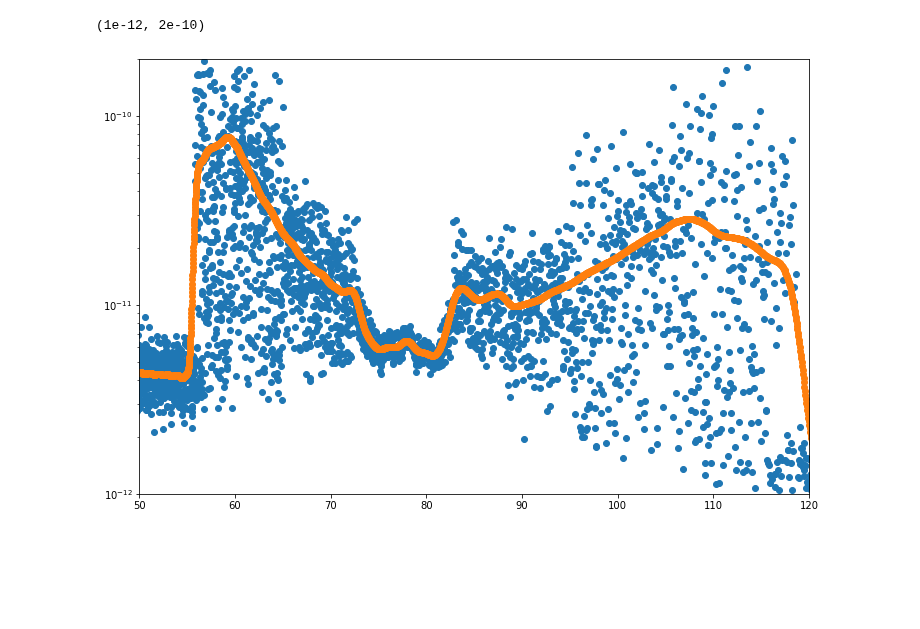
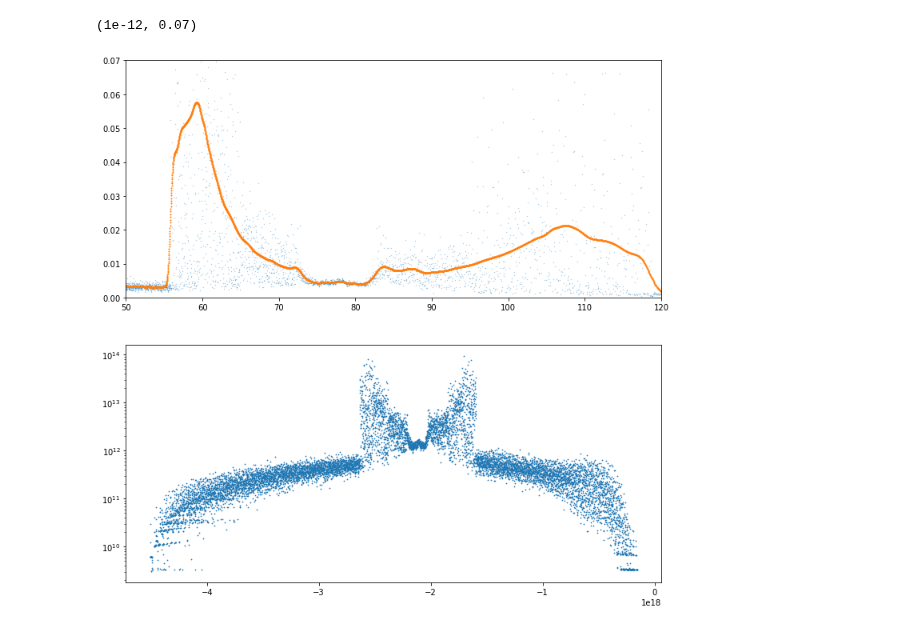
Before and after one commit to slowdivePTG/ASASSN-14ko, a Jupyter notebook: YT_Visualization/dmdt.ipynb, the cells around one changed output. Drawn from its saved outputs; the diff is of its cells as text; code cells hidden in the pictures; blank space fills up the shorter version.

Commit message:
Binding energy visualization

```diff
--- a/YT_Visualization/dmdt.ipynb
+++ b/YT_Visualization/dmdt.ipynb
@@ -13,14 +13,19 @@ from scipy import stats
 import os
 import argparse, sys
 # %%
-def dmdt(raw):
+def dmdt(raw, mbh=7e7, ax=None):
+    try:
+        if ax==None:
+            f, ax = plt.subplots(2, 1, figsize=(12, 12))
+    except:
+        pass
     e, dm = raw[0], raw[1]
     e, dm = e[dm != 0], dm[dm != 0]
     de = e[1] - e[0]
     dm_de = dm / de
     s_dm_de = gaussian_filter(dm_de, 20, mode='wrap')
     slog_dm_de = np.log10(s_dm_de)
-    M_bh = 7e7 * u.Msun
+    M_bh = mbh * u.Msun
     G = u.gravitational_constant
     yr = u.yr
     M_sun = u.Msun
@@ -30,13 +35,18 @@ def dmdt(raw):
     de_dt = (1. / 3) * ((2. * np.pi * G * M_bh)**(2. / 3)) * t**(-5. / 3)
     dm_de_bound = s_dm_de[np.where(e < 0.)] * u.g / (u.erg / u.g)
     dm_de_bound_orig = dm_de[np.where(e < 0.)] * u.g / (u.erg / u.g)
-    mdot = (dm_de_bound * de_dt * 0.1 * u.c**2 / np.pi / 4 / D**2).in_units('erg/s/cm**2')
-    mdot_orig = (dm_de_bound_orig * de_dt * 0.1 * u.c**2 / np.pi / 4 / D**2).in_units('erg/s/cm**2')
+    mdot = (dm_de_bound * de_dt).in_units('Msun/yr')
+    mdot_orig = (dm_de_bound_orig * de_dt).in_units('Msun/yr')
+    L = (mdot * 0.06 * u.c**2 / np.pi / 4 / D**2).in_units('erg/s/cm**2')
+    L_orig = (mdot_orig * 0.06 * u.c**2 / np.pi / 4 / D**2).in_units('erg/s/cm**2')
 
     # plot unsmoothed
-    plt.scatter(t, mdot_orig)
-    plt.scatter(t, mdot)
+    ax[0].scatter(t, mdot_orig, s=0.1, alpha=0.5)
+    ax[0].scatter(t, mdot, s=1)
+    ax[1].scatter(e, dm_de, s=0.5)
+    ax[1].set_yscale('log')
     #plt.xscale('log')
-    plt.yscale('log')
+    #plt.yscale('log')
+    return ax
 # %%
 raw1 = np.loadtxt('../../TDE_plot/b10000_ev_bhbound_histogram_multitidal_hdf5_chk_0055.dat')
@@ -44,8 +55,7 @@ raw1 = np.loadtxt('../../TDE_plot/b10000_ev_bhbound_histogram_multitidal_hdf5_ch
-# %%
-plt.figure(figsize=(12, 8))
-dmdt(raw1)
-plt.xlim([50, 120])
-plt.ylim([1e-12, 2e-10])
-# %% [output]
-(1e-12, 2e-10)
-[figure, removed]
+# %%
+ax = dmdt(raw1)
+ax[0].set_xlim([50, 120])
+ax[0].set_ylim([1e-12, 7e-2])
+# %% [output]
+(1e-12, 0.07)
+[figure, added]
```
Also changed, not shown: parts of 2 cells of this notebook, 2 other files.
